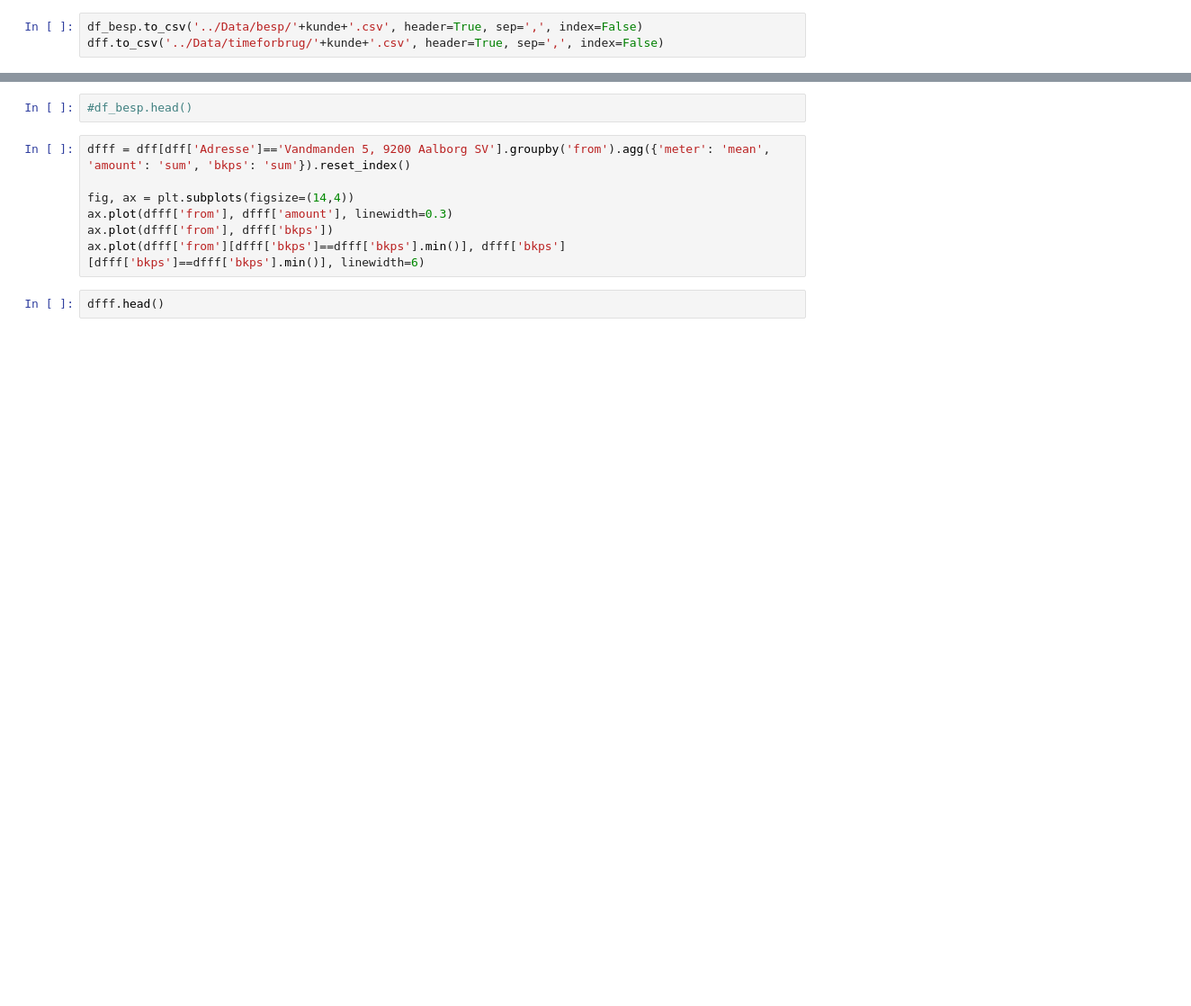
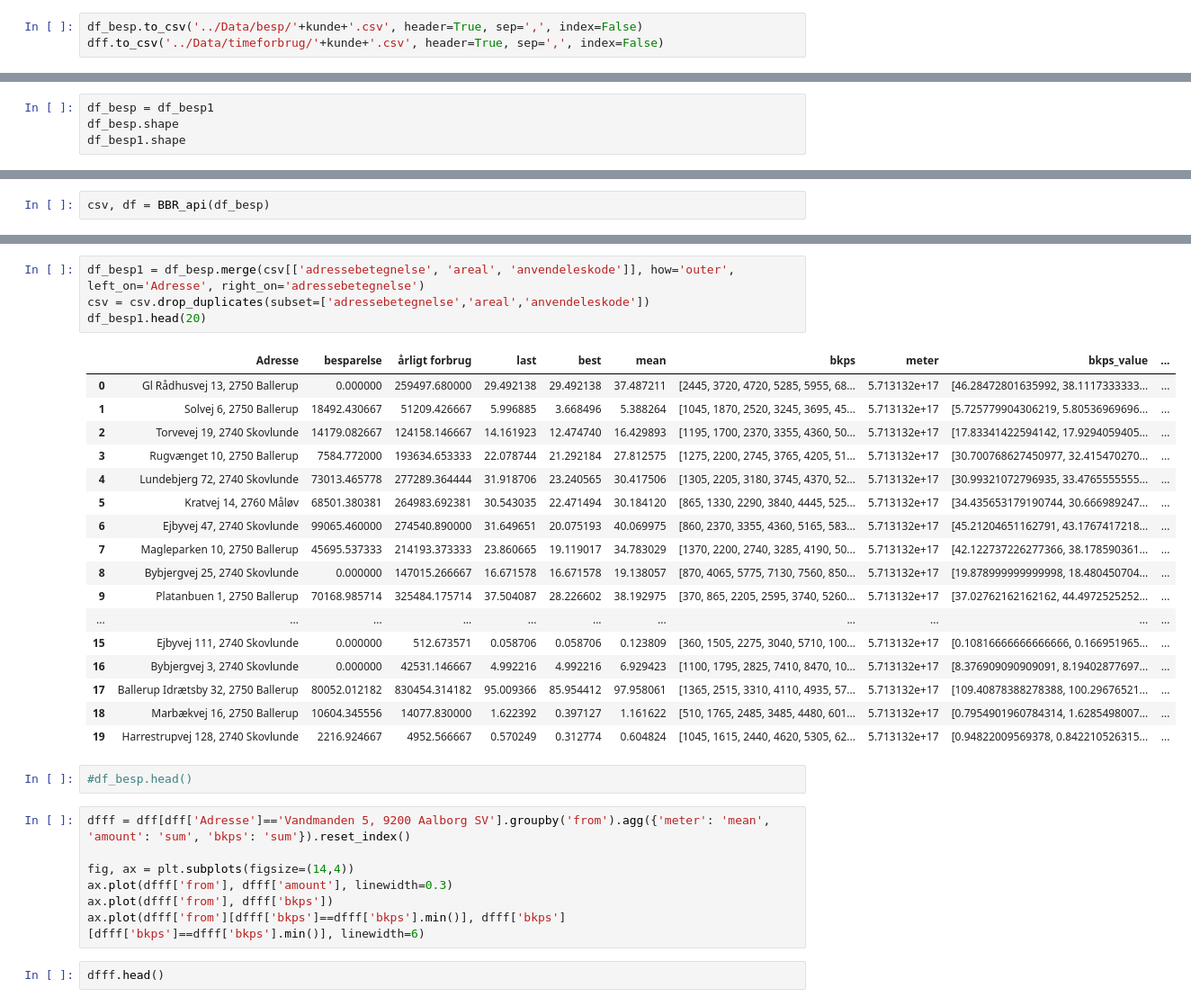
Before and after one commit to Mikkel-schmidt/El, a Jupyter notebook: Code2/Hent_data.ipynb, the cells around one changed output, grey strips where cells are left out. Shown at 90% size. Cells and saved outputs as stored; diff of their text form; blank space fills up the shorter version.

```diff
--- a/Code2/Hent_data.ipynb
+++ b/Code2/Hent_data.ipynb
@@ -331,0 +330,4 @@ dff.shape
+# %%
+df_besp = df_besp1
+df_besp.shape
+df_besp1.shape
@@ -331,0 +336,2 @@ dff.shape
+# %%
+csv, df = BBR_api(df_besp)
@@ -332,3 +356,25 @@ dff.shape
+# %%
+df_besp1 = df_besp.merge(csv[['adressebetegnelse', 'areal', 'anvendeleskode']], how='outer', left_on='Adresse', right_on='adressebetegnelse')
+csv = csv.drop_duplicates(subset=['adressebetegnelse','areal','anvendeleskode'])
+df_besp1.head(20)
+# %% [output]
+|  | Adresse | besparelse | årligt forbrug | last | best | mean | bkps | meter | bkps_value | ... |
+| 0 | Gl Rådhusvej 13, 2750 Ballerup | 0.000000 | 259497.680000 | 29.492138 | 29.492138 | 37.487211 | [2445, 3720, 4720, 5285, 5955, 68... | 5.713132e+17 | [46.28472801635992, 38.1117333333... | ... |
+| 1 | Solvej 6, 2750 Ballerup | 18492.430667 | 51209.426667 | 5.996885 | 3.668496 | 5.388264 | [1045, 1870, 2520, 3245, 3695, 45... | 5.713132e+17 | [5.725779904306219, 5.80536969696... | ... |
+| 2 | Torvevej 19, 2740 Skovlunde | 14179.082667 | 124158.146667 | 14.161923 | 12.474740 | 16.429893 | [1195, 1700, 2370, 3355, 4360, 50... | 5.713132e+17 | [17.83341422594142, 17.9294059405... | ... |
+| 3 | Rugvænget 10, 2750 Ballerup | 7584.772000 | 193634.653333 | 22.078744 | 21.292184 | 27.812575 | [1275, 2200, 2745, 3765, 4205, 51... | 5.713132e+17 | [30.700768627450977, 32.415470270... | ... |
+| 4 | Lundebjerg 72, 2740 Skovlunde | 73013.465778 | 277289.364444 | 31.918706 | 23.240565 | 30.417506 | [1305, 2205, 3180, 3745, 4370, 52... | 5.713132e+17 | [30.99321072796935, 33.4765555555... | ... |
+| 5 | Kratvej 14, 2760 Måløv | 68501.380381 | 264983.692381 | 30.543035 | 22.471494 | 30.184120 | [865, 1330, 2290, 3840, 4445, 525... | 5.713132e+17 | [34.435653179190744, 30.666989247... | ... |
+| 6 | Ejbyvej 47, 2740 Skovlunde | 99065.460000 | 274540.890000 | 31.649651 | 20.075193 | 40.069975 | [860, 2370, 3355, 4360, 5165, 583... | 5.713132e+17 | [45.21204651162791, 43.1767417218... | ... |
+| 7 | Magleparken 10, 2750 Ballerup | 45695.537333 | 214193.373333 | 23.860665 | 19.119017 | 34.783029 | [1370, 2200, 2740, 3285, 4190, 50... | 5.713132e+17 | [42.122737226277366, 38.178590361... | ... |
+| 8 | Bybjergvej 25, 2740 Skovlunde | 0.000000 | 147015.266667 | 16.671578 | 16.671578 | 19.138057 | [870, 4065, 5775, 7130, 7560, 850... | 5.713132e+17 | [19.878999999999998, 18.480450704... | ... |
+| 9 | Platanbuen 1, 2750 Ballerup | 70168.985714 | 325484.175714 | 37.504087 | 28.226602 | 38.192975 | [370, 865, 2205, 2595, 3740, 5260... | 5.713132e+17 | [37.02762162162162, 44.4972525252... | ... |
+| ... | ... | ... | ... | ... | ... | ... | ... | ... | ... | ... |
+| 15 | Ejbyvej 111, 2740 Skovlunde | 0.000000 | 512.673571 | 0.058706 | 0.058706 | 0.123809 | [360, 1505, 2275, 3040, 5710, 100... | 5.713132e+17 | [0.10816666666666666, 0.166951965... | ... |
+| 16 | Bybjergvej 3, 2740 Skovlunde | 0.000000 | 42531.146667 | 4.992216 | 4.992216 | 6.929423 | [1100, 1795, 2825, 7410, 8470, 10... | 5.713132e+17 | [8.376909090909091, 8.19402877697... | ... |
+| 17 | Ballerup Idrætsby 32, 2750 Ballerup | 80052.012182 | 830454.314182 | 95.009366 | 85.954412 | 97.958061 | [1365, 2515, 3310, 4110, 4935, 57... | 5.713132e+17 | [109.40878388278388, 100.29676521... | ... |
+| 18 | Marbækvej 16, 2750 Ballerup | 10604.345556 | 14077.830000 | 1.622392 | 0.397127 | 1.161622 | [510, 1765, 2485, 3485, 4480, 601... | 5.713132e+17 | [0.7954901960784314, 1.6285498007... | ... |
+| 19 | Harrestrupvej 128, 2740 Skovlunde | 2216.924667 | 4952.566667 | 0.570249 | 0.312774 | 0.604824 | [1045, 1615, 2440, 4620, 5305, 62... | 5.713132e+17 | [0.94822009569378, 0.842210526315... | ... |
 # %%
 #df_besp.head()
 # %%
```
Also changed, not shown: parts of 14 cells of this notebook, 2 other files.
